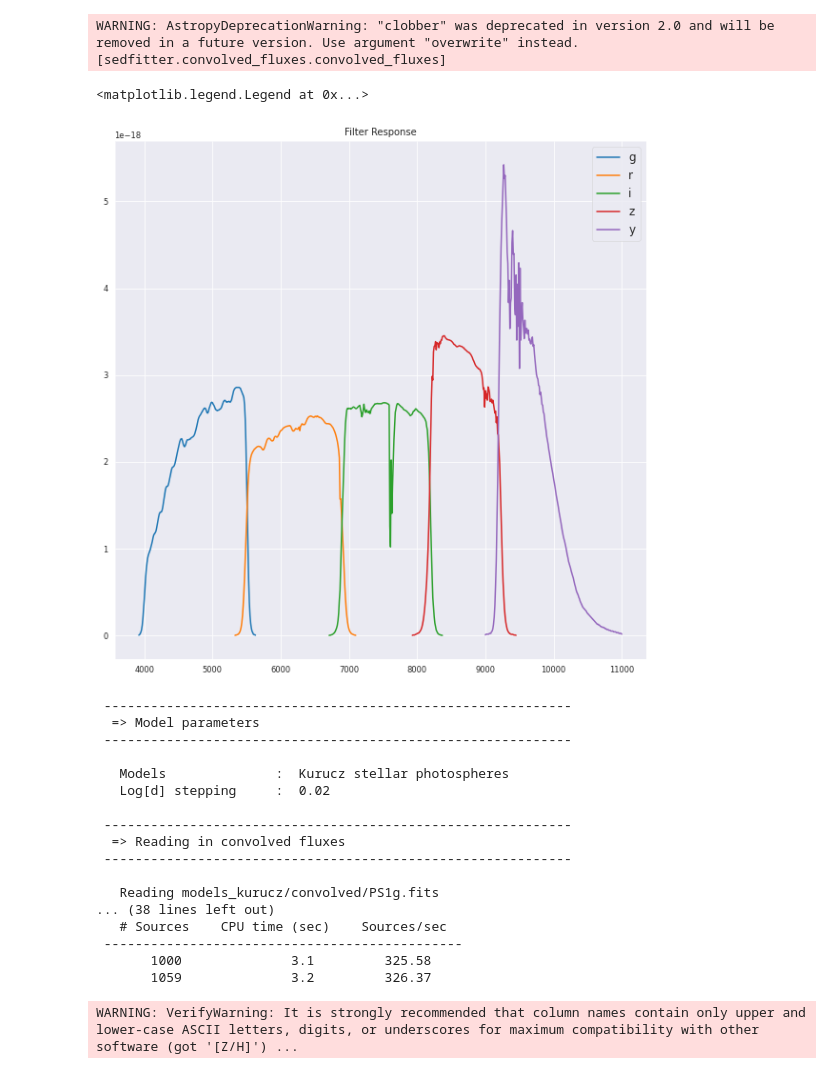
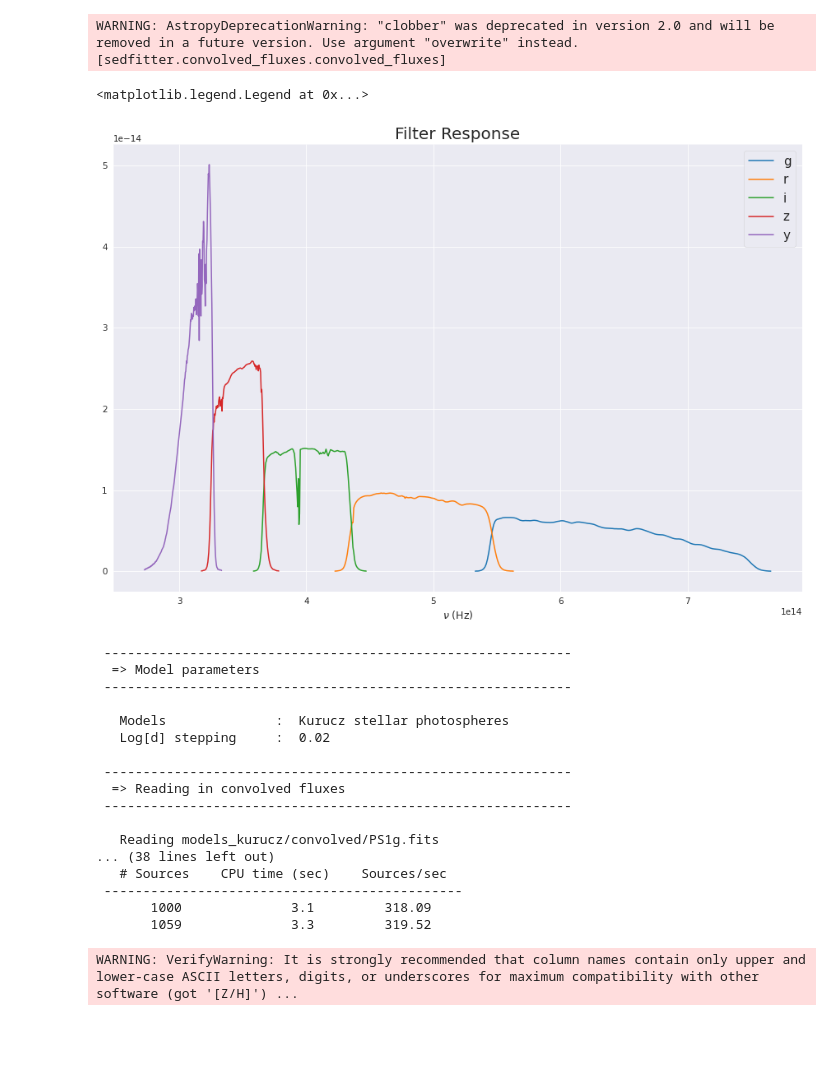
Before and after one commit to Jack3690/INSIST, a Jupyter notebook: UV_Stellar_Catalog.ipynb, the cells around one changed output. Drawn from its saved outputs; the diff is of its cells as text; code cells hidden in the pictures; blank space fills up the shorter version.

```diff
--- a/UV_Stellar_Catalog.ipynb
+++ b/UV_Stellar_Catalog.ipynb
@@ -52,9 +52,10 @@ if not os.environ.get('CASJOBS_USERID'):
 if not os.environ.get('CASJOBS_PW'):
     os.environ['CASJOBS_PW'] = "INSIST369"
 
+
+matplotlib.rcParams['font.size']=15
+matplotlib.rcParams['figure.figsize']=(15,10)
 sb.set_style('darkgrid')
-matplotlib.rcParams['font.size']=12
-matplotlib.rcParams['figure.figsize']=(10,10)
 # %%
 !git clone https://github.com/Jack3690/INSIST
 # %% [output]
@@ -313,7 +333,7 @@ PS1g = sed.filter.Filter()
 PS1g.name = "PS1g"
 PS1g.central_wavelength = 4881.47 * u.angstrom
 PS1g_wl, PS1g_rsr = np.loadtxt('PAN-STARRS_PS1.g.dat', usecols=(0, 1), unpack=True)
-PS1g.nu = 3.0e14 * u.Hz * PS1g_wl
+PS1g.nu = 3.0e18 * u.Hz / PS1g_wl
 PS1g.response = PS1g_rsr / np.max(PS1g_rsr)
 PS1g.normalize()
 
@@ -321,7 +341,7 @@ PS1r = sed.filter.Filter()
 PS1r.name = "PS1r"
 PS1r.central_wavelength = 6198.41 * u.angstrom
 PS1r_wl, PS1r_rsr = np.loadtxt('PAN-STARRS_PS1.r.dat', usecols=(0, 1), unpack=True)
-PS1r.nu = 3.0e14 * u.Hz * PS1r_wl
+PS1r.nu = 3.0e18 * u.Hz /PS1r_wl
 PS1r.response = PS1r_rsr / np.max(PS1r_rsr)
 PS1r.normalize()
 
@@ -329,7 +349,7 @@ PS1i = sed.filter.Filter()
 PS1i.name = "PS1i"
 PS1i.central_wavelength = 7549.34 * u.angstrom
 PS1i_wl, PS1i_rsr = np.loadtxt('PAN-STARRS_PS1.i.dat', usecols=(0, 1), unpack=True)
-PS1i.nu = 3.0e14 * u.Hz * PS1i_wl
+PS1i.nu = 3.0e18 * u.Hz / PS1i_wl
 PS1i.response = PS1i_rsr / np.max(PS1i_rsr)
 PS1i.normalize()
 
@@ -337,7 +357,7 @@ PS1z = sed.filter.Filter()
 PS1z.name = "PS1z"
 PS1z.central_wavelength = 8701.37 * u.angstrom
 PS1z_wl, PS1z_rsr = np.loadtxt('PAN-STARRS_PS1.z.dat', usecols=(0, 1), unpack=True)
-PS1z.nu = 3.0e14 * u.Hz * PS1z_wl
+PS1z.nu = 3.0e18 * u.Hz / PS1z_wl
 PS1z.response = PS1z_rsr / np.max(PS1z_rsr)
 PS1z.normalize()
 
@@ -345,7 +365,7 @@ PS1y = sed.filter.Filter()
 PS1y.name = "PS1y"
 PS1y.central_wavelength = 9509.80 * u.angstrom
 PS1y_wl, PS1y_rsr = np.loadtxt('PAN-STARRS_PS1.y.dat', usecols=(0, 1), unpack=True)
-PS1y.nu = 3.0e14 * u.Hz * PS1y_wl
+PS1y.nu = 3.0e18 * u.Hz / PS1y_wl
 PS1y.response = PS1y_rsr / np.max(PS1y_rsr)
 PS1y.normalize()
 sed.convolve.convolve_model_dir('models_kurucz', [PS1g, PS1r, PS1i, PS1z,PS1y])
@@ -355,16 +375,18 @@ INFO: 3808 SEDs found in models_kurucz [sedfitter.convolve.convolve]
 INFO: Rebinning filters [sedfitter.convolve.convolve]
 WARNING: AstropyDeprecationWarning: "clobber" was deprecated in version 2.0 and will be removed in a future version. Use argument "overwrite" instead. [sedfitter.convolved_fluxes.convolved_fluxes]
 # %%
-plt.plot(PS1g_wl,PS1g.response)
-plt.plot(PS1r_wl,PS1r.response)
-plt.plot(PS1i_wl,PS1i.response)
-plt.plot(PS1z_wl,PS1z.response)
-plt.plot(PS1y_wl,PS1y.response)
-plt.title('Filter Response')
+plt.figure(figsize = (15,10))
+plt.plot(PS1g.nu,PS1g.response)
+plt.plot(PS1r.nu,PS1r.response)
+plt.plot(PS1i.nu,PS1i.response)
+plt.plot(PS1z.nu,PS1z.response)
+plt.plot(PS1y.nu,PS1y.response)
+plt.xlabel(r'$\nu$ (Hz)')
+plt.title('Filter Response',size=20)
 plt.legend(['g','r','i','z','y'])
 # %% [output]
 <matplotlib.legend.Legend at 0x...>
-[figure, old version]
+[figure, new version]
 # %%
 model_dir = 'models_kurucz'
 
@@ -374,10 +396,10 @@ extinction = sed.Extinction.from_file('kmh94.par', columns=[0, 3],
 
 # Define filters and apertures
 filters = ['PS1g', 'PS1r', 'PS1i', 'PS1z', 'PS1y']
-apertures = [3., 3., 3., 3., 3.] * u.arcsec
+apertures = [3., 3., 3., 3., 3.]*u.arcsec
 
 # Run the fitting
-fitter = sed.fit('np.txt', filters, apertures, model_dir,'output.fitinfo',extinction_law=extinction,distance_range=[1., 2.] * u.kpc,
+fitter = sed.fit('np.txt', filters, apertures, model_dir,'output.fitinfo',extinction_law=extinction,distance_range=[1., 2.] * u.Mpc,
     av_range=[0., 40.])
 # %% [output]
  ------------------------------------------------------------
@@ -395,8 +417,8 @@ fitter = sed.fit('np.txt', filters, apertures, model_dir,'output.fitinfo',extinc
 ... (38 lines left out)
    # Sources    CPU time (sec)    Sources/sec
  ----------------------------------------------
-       1000              3.1         325.58
-       1059              3.2         326.37
+       1000              3.1         318.09
+       1059              3.3         319.52
 # %%
 sed.write_parameter_ranges('output.fitinfo', 'parameter_ranges.txt',
                        select_format=('F', 3.))
```
Also changed, not shown: parts of 7 cells of this notebook.
